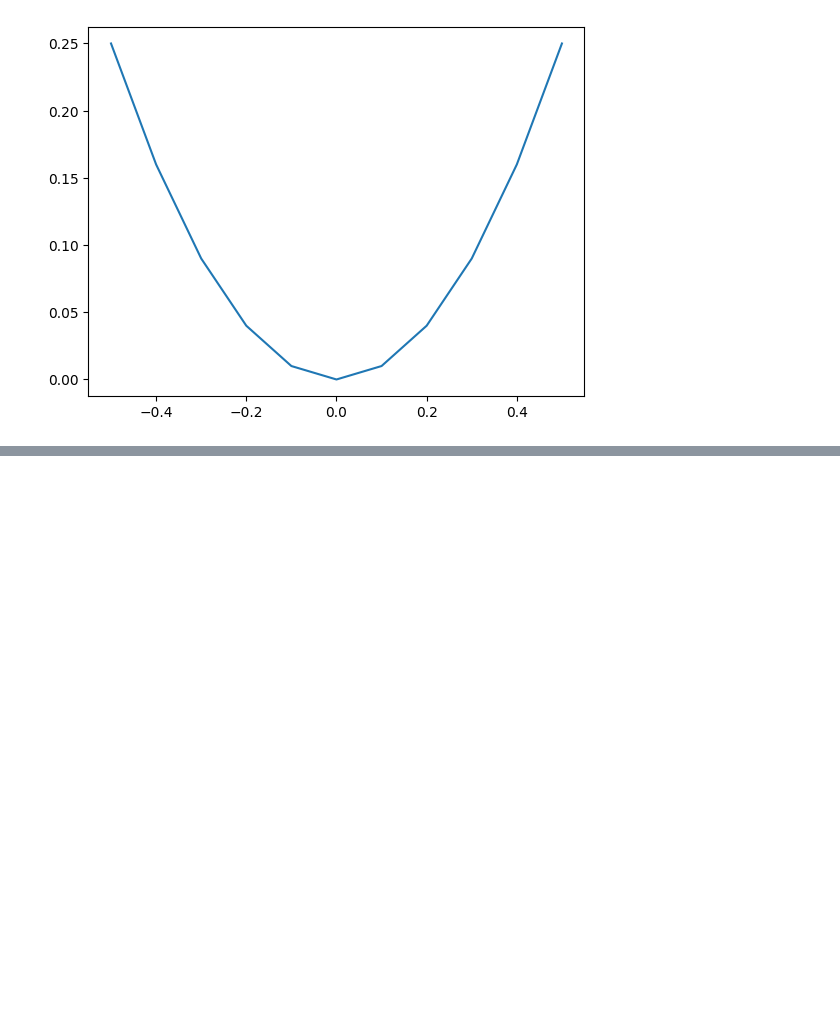
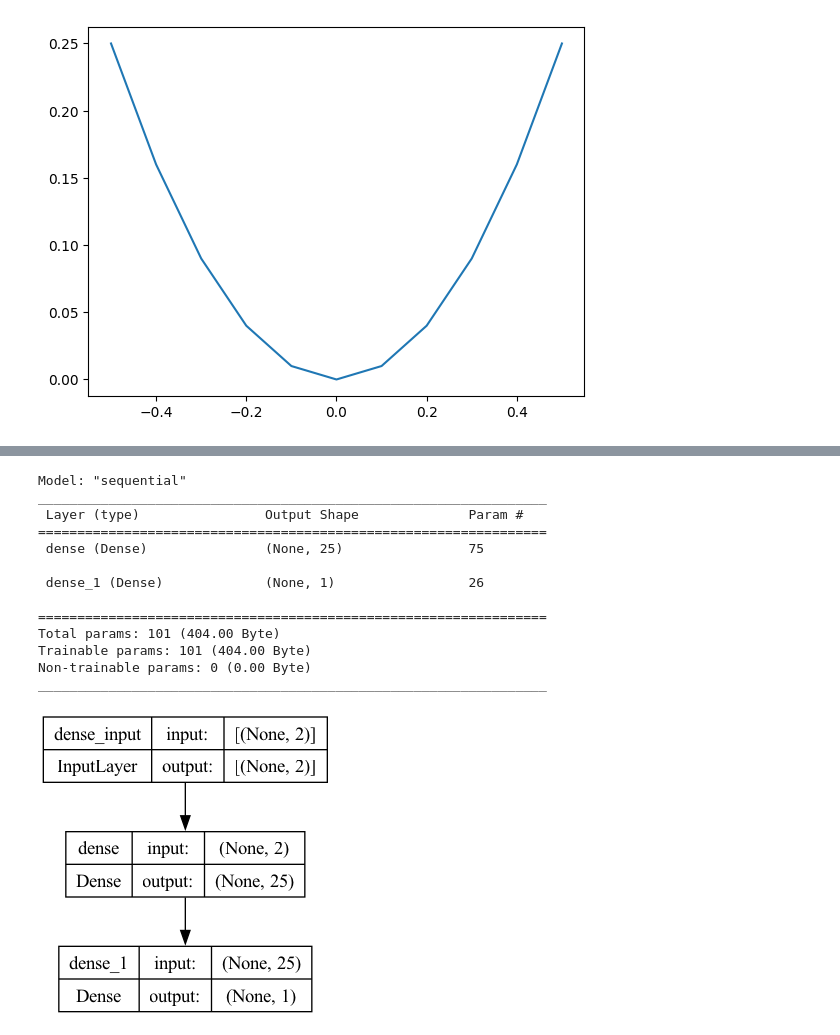
Before and after one commit to mcgovey/simple-1d-gan, a Jupyter notebook: example_walkthrough.ipynb, the cells around one changed output, grey strips where cells are left out. Saved outputs shown, nothing was run; the diff lists cells and outputs as text; code cells hidden in the pictures; blank space fills up the shorter version.

```diff
--- a/example_walkthrough.ipynb
+++ b/example_walkthrough.ipynb
@@ -20,0 +58,31 @@ pyplot.show()
+# %%
+# define the standalone discriminator model
+def define_discriminator(n_inputs=2):
+	model = Sequential()
+	model.add(Dense(25, activation='relu', kernel_initializer='he_uniform', input_dim=n_inputs))
+	model.add(Dense(1, activation='sigmoid'))
+	# compile model
+	model.compile(loss='binary_crossentropy', optimizer='adam', metrics=['accuracy'])
+	return model
+
+# define the discriminator model
+model = define_discriminator()
+# summarize the model
+model.summary()
+# plot the model
+plot_model(model, to_file='discriminator_plot.png', show_shapes=True, show_layer_names=True)
+# %% [output]
+Model: "sequential"
+_________________________________________________________________
+ Layer (type)                Output Shape              Param #
+=================================================================
+ dense (Dense)               (None, 25)                75
+
+ dense_1 (Dense)             (None, 1)                 26
+
+=================================================================
+Total params: 101 (404.00 Byte)
+Trainable params: 101 (404.00 Byte)
+Non-trainable params: 0 (0.00 Byte)
+_________________________________________________________________
+[figure, added]
```
Also changed, not shown: parts of 9 cells of this notebook, 2 other files.
